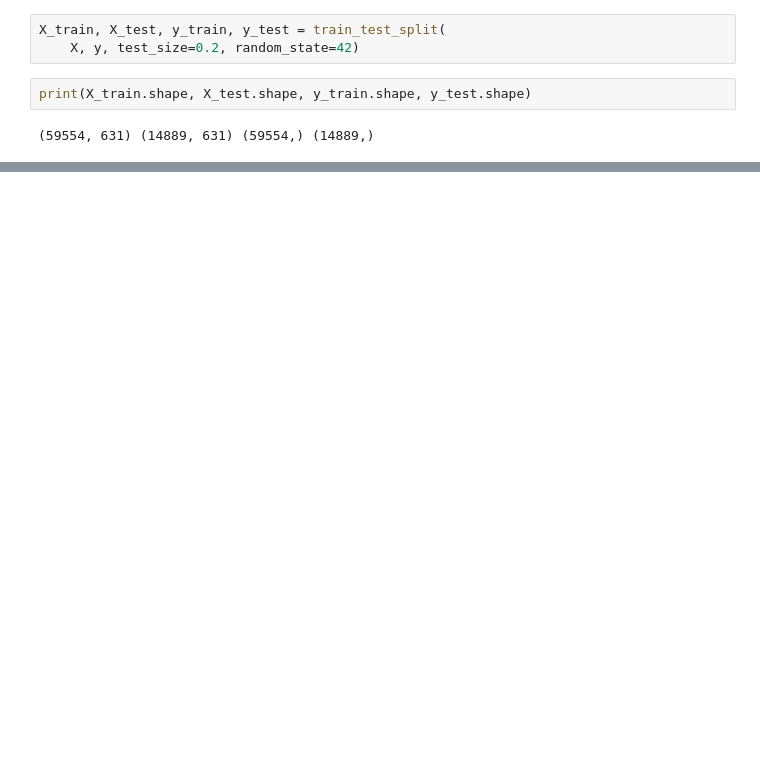
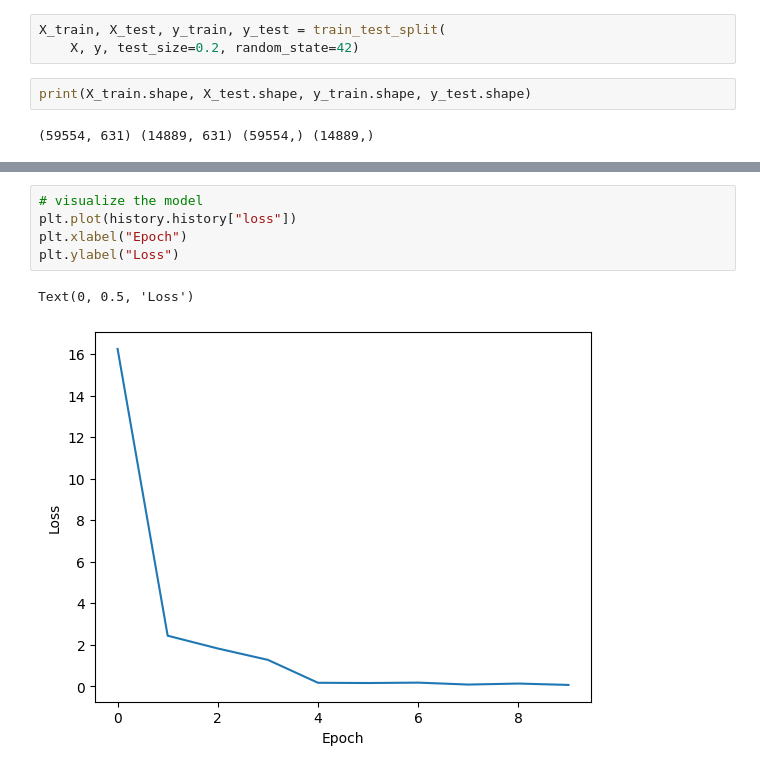
Before and after one commit to leeh-nix/air-quality-index-prediction, a Jupyter notebook: AQI_ml.ipynb, the cells around one changed output, grey strips where cells are left out. Cells and saved outputs as stored; diff of their text form; blank space fills up the shorter version.

```diff
--- a/AQI_ml.ipynb
+++ b/AQI_ml.ipynb
@@ -157,0 +218,8 @@ print(X_train.shape, X_test.shape, y_train.shape, y_test.shape)
+# %%
+# visualize the model
+plt.plot(history.history["loss"])
+plt.xlabel("Epoch")
+plt.ylabel("Loss")
+# %% [output]
+Text(0, 0.5, 'Loss')
+[figure, added]
```
Also changed, not shown: parts of 16 cells of this notebook.
